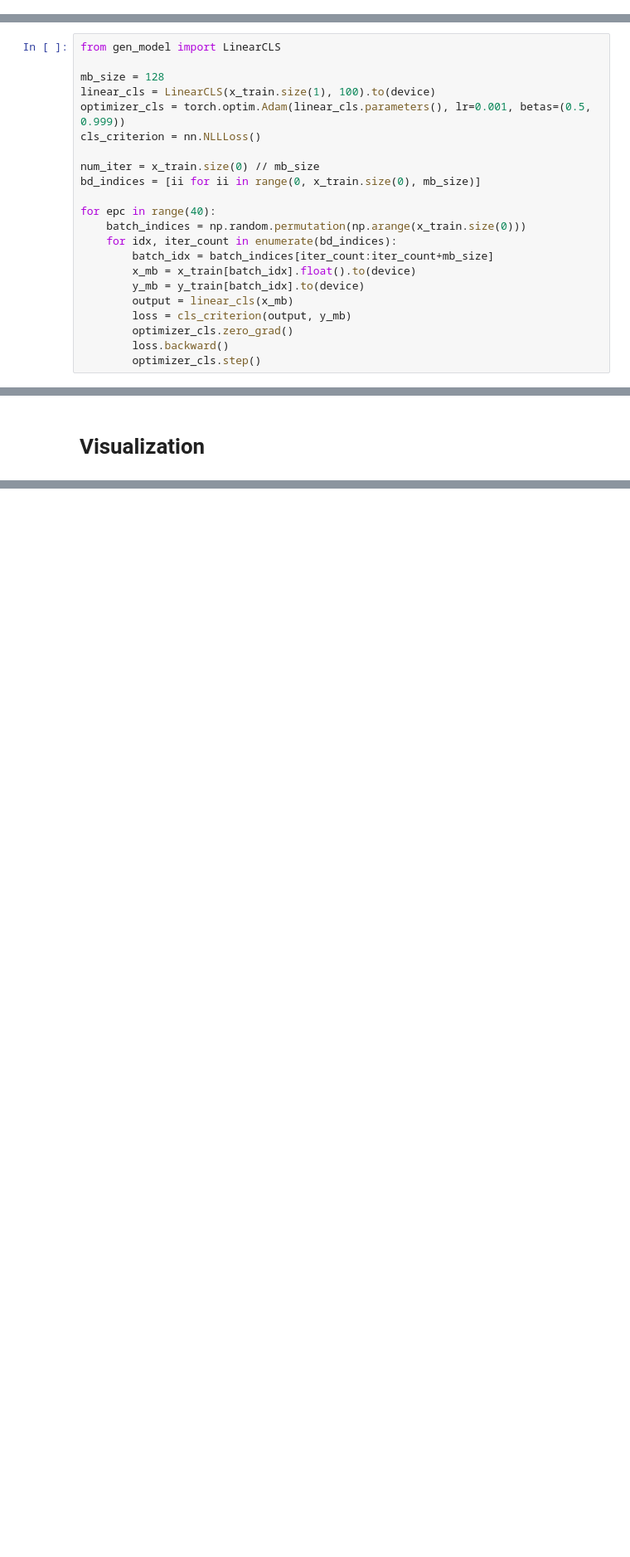
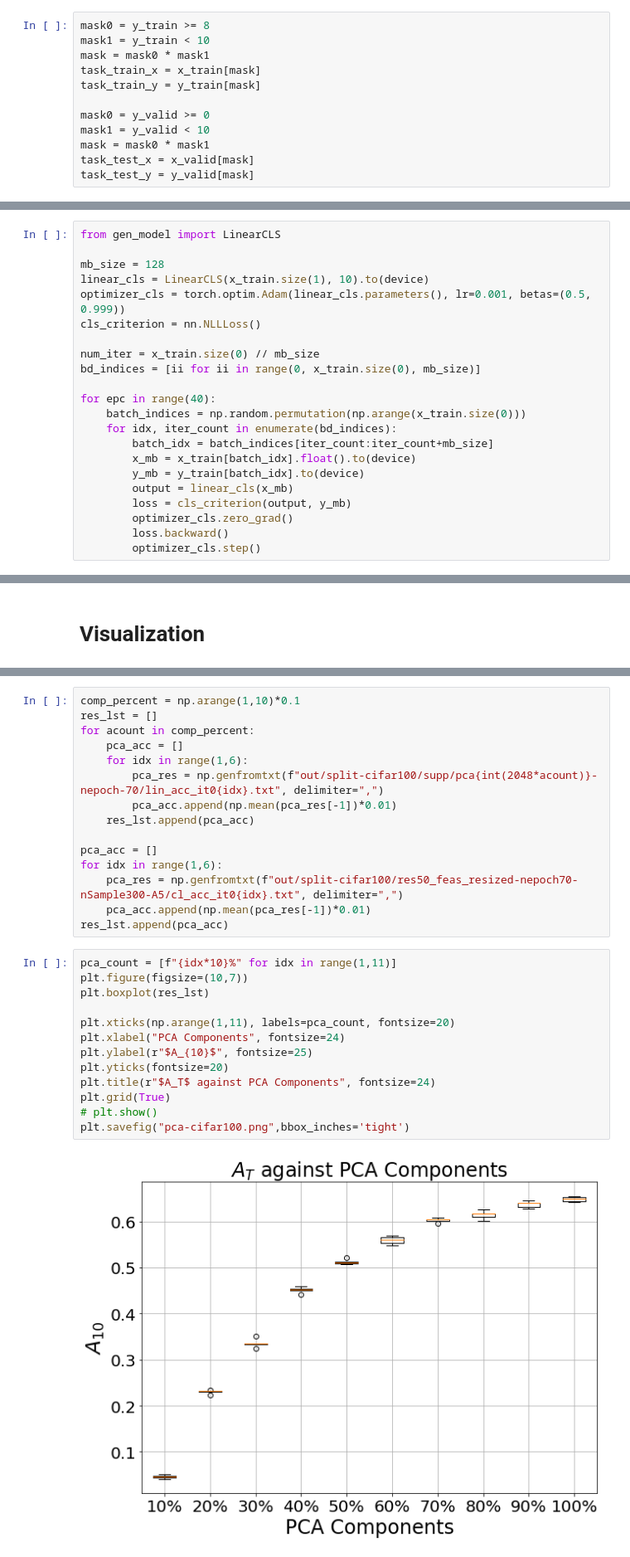
Before and after one commit to jun2tong/continual-abp, a Jupyter notebook: continual-abp-feas.ipynb, the cells around one changed output, grey strips where cells are left out. Shown at 83% size. Saved outputs shown, nothing was run; the diff lists cells and outputs as text; blank space fills up the shorter version.

```diff
--- a/continual-abp-feas.ipynb
+++ b/continual-abp-feas.ipynb
@@ -316,3 +161,15 @@ x_train = scaler.fit_transform(x_train)
 x_valid = scaler.transform(x_valid)
 x_train = torch.from_numpy(x_train)
 x_valid = torch.from_numpy(x_valid)
+# %%
+mask0 = y_train >= 8
+mask1 = y_train < 10
+mask = mask0 * mask1
+task_train_x = x_train[mask]
+task_train_y = y_train[mask]
+
+mask0 = y_valid >= 0
+mask1 = y_valid < 10
+mask = mask0 * mask1
+task_test_x = x_valid[mask]
+task_test_y = y_valid[mask]
@@ -322,7 +186,7 @@ x_valid = torch.from_numpy(x_valid)
 from gen_model import LinearCLS
 
 mb_size = 128
-linear_cls = LinearCLS(x_train.size(1), 100).to(device)
+linear_cls = LinearCLS(x_train.size(1), 10).to(device)
 optimizer_cls = torch.optim.Adam(linear_cls.parameters(), lr=0.001, betas=(0.5, 0.999))
 cls_criterion = nn.NLLLoss()
 
@@ -399,0 +258,30 @@ plt.savefig("feas-dim.png",bbox_inches='tight')
+# %%
+comp_percent = np.arange(1,10)*0.1
+res_lst = []
+for acount in comp_percent:
+    pca_acc = []
+    for idx in range(1,6):
+        pca_res = np.genfromtxt(f"out/split-cifar100/supp/pca{int(2048*acount)}-nepoch-70/lin_acc_it0{idx}.txt", delimiter=",")
+        pca_acc.append(np.mean(pca_res[-1])*0.01)
+    res_lst.append(pca_acc)
+
+pca_acc = []
+for idx in range(1,6):
+    pca_res = np.genfromtxt(f"out/split-cifar100/res50_feas_resized-nepoch70-nSample300-A5/cl_acc_it0{idx}.txt", delimiter=",")
+    pca_acc.append(np.mean(pca_res[-1])*0.01)
+res_lst.append(pca_acc)
+# %%
+pca_count = [f"{idx*10}%" for idx in range(1,11)]
+plt.figure(figsize=(10,7))
+plt.boxplot(res_lst)
+
+plt.xticks(np.arange(1,11), labels=pca_count, fontsize=20)
+plt.xlabel("PCA Components", fontsize=24)
+plt.ylabel(r"$A_{10}$", fontsize=25)
+plt.yticks(fontsize=20)
+plt.title(r"$A_T$ against PCA Components", fontsize=24)
+plt.grid(True)
+# plt.show()
+plt.savefig("pca-cifar100.png",bbox_inches='tight')
+# %% [output]
+[figure, added]
```
Also changed, not shown: parts of 29 cells of this notebook, 5 other files.
